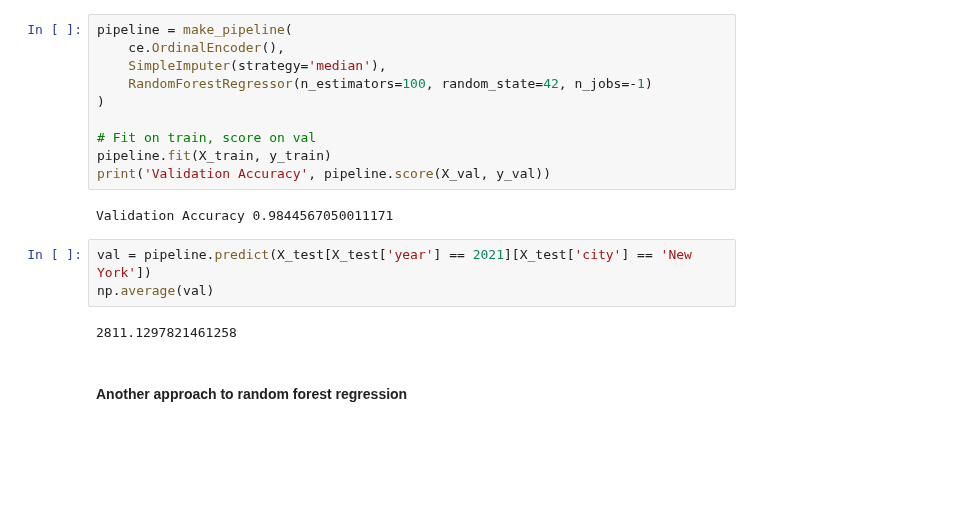
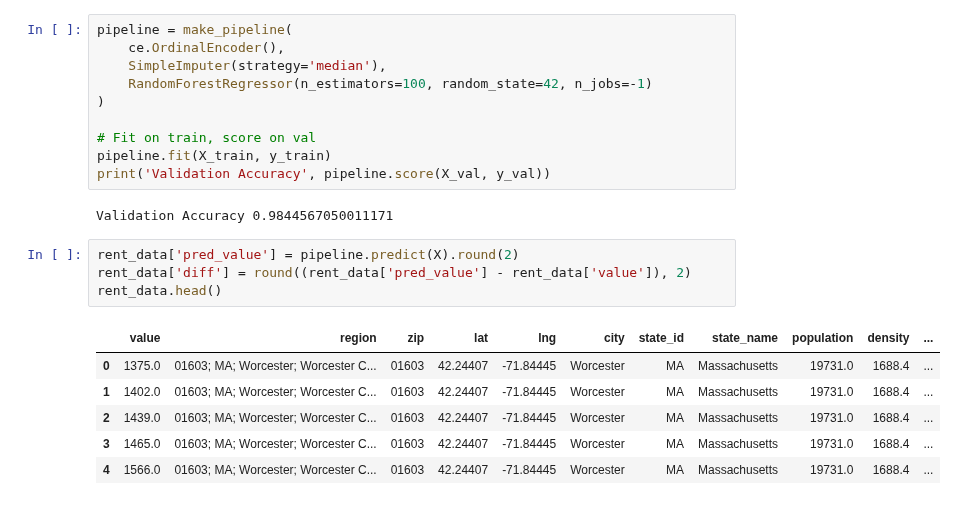
Before and after one commit to BloomTech-Labs/PT17_cityspire-f-ds, a Jupyter notebook: notebooks/exploratory/real_estate.ipynb, the cells around one changed output. Cells and saved outputs as stored; diff of their text form; blank space fills up the shorter version.

```diff
--- a/notebooks/exploratory/real_estate.ipynb
+++ b/notebooks/exploratory/real_estate.ipynb
@@ -698,10 +698,14 @@ pipeline.fit(X_train, y_train)
 print('Validation Accuracy', pipeline.score(X_val, y_val))
 # %% [output]
 Validation Accuracy 0.9844567050011171
-# %%
-val = pipeline.predict(X_test[X_test['year'] == 2021][X_test['city'] == 'New York'])
-np.average(val)
-# %% [output]
-2811.1297821461258
-# %% [markdown]
-#### Another approach to random forest regression
+# %%
+rent_data['pred_value'] = pipeline.predict(X).round(2)
+rent_data['diff'] = round((rent_data['pred_value'] - rent_data['value']), 2)
+rent_data.head()
+# %% [output]
+|  | value | region | zip | lat | lng | city | state_id | state_name | population | density | ... |
+| 0 | 1375.0 | 01603; MA; Worcester; Worcester C... | 01603 | 42.24407 | -71.84445 | Worcester | MA | Massachusetts | 19731.0 | 1688.4 | ... |
+| 1 | 1402.0 | 01603; MA; Worcester; Worcester C... | 01603 | 42.24407 | -71.84445 | Worcester | MA | Massachusetts | 19731.0 | 1688.4 | ... |
+| 2 | 1439.0 | 01603; MA; Worcester; Worcester C... | 01603 | 42.24407 | -71.84445 | Worcester | MA | Massachusetts | 19731.0 | 1688.4 | ... |
+| 3 | 1465.0 | 01603; MA; Worcester; Worcester C... | 01603 | 42.24407 | -71.84445 | Worcester | MA | Massachusetts | 19731.0 | 1688.4 | ... |
+| 4 | 1566.0 | 01603; MA; Worcester; Worcester C... | 01603 | 42.24407 | -71.84445 | Worcester | MA | Massachusetts | 19731.0 | 1688.4 | ... |
```
Also changed, not shown: parts of 2 cells of this notebook.
